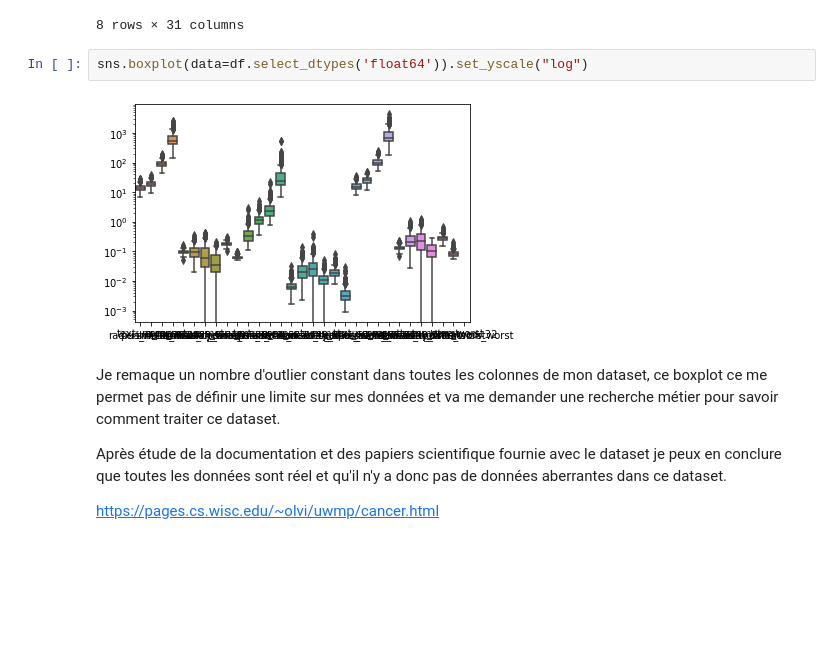
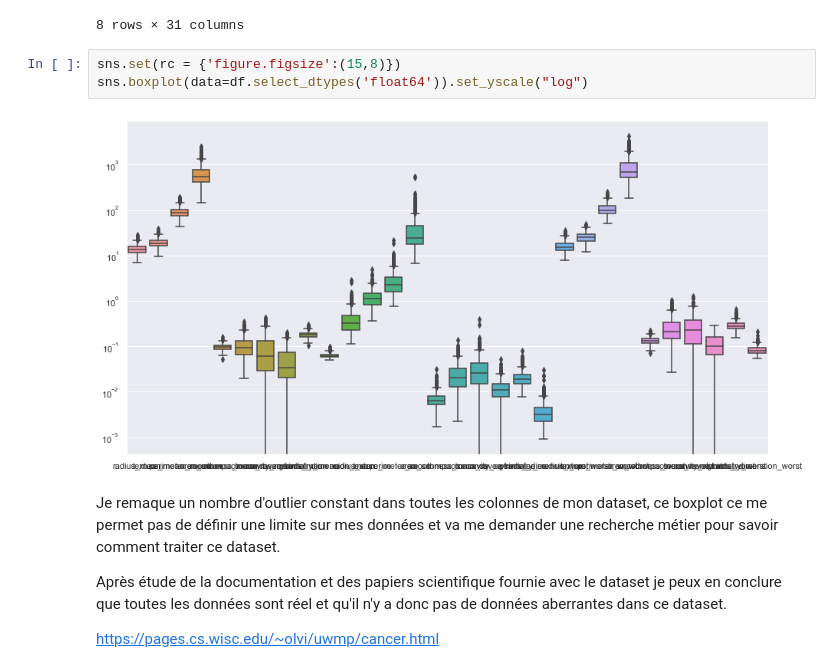
Before and after one commit to gwenael-mahe/ANN-Playground, a Jupyter notebook: ANN-Gwenael.ipynb, the cells around one changed output. Drawn from its saved outputs; the diff is of its cells as text; blank space fills up the shorter version.

```diff
--- a/ANN-Gwenael.ipynb
+++ b/ANN-Gwenael.ipynb
@@ -111,9 +113,10 @@ df.select_dtypes('float64').describe()
 | max | 28.110000 | 39.280000 | 188.500000 | 2501.000000 | 0.163400 | 0.345400 | ... |
 8 rows × 31 columns
 # %%
+sns.set(rc = {'figure.figsize':(15,8)})
 sns.boxplot(data=df.select_dtypes('float64')).set_yscale("log")
 # %% [output]
-[figure, old version]
+[figure, new version]
 # %% [markdown]
 Je remaque un nombre d'outlier constant dans toutes les colonnes de mon dataset, ce boxplot ce me permet pas de définir une limite sur mes données et va me demander une recherche métier pour savoir comment traiter ce dataset.
 
```
Also changed, not shown: parts of 10 cells of this notebook, 2 other files.
